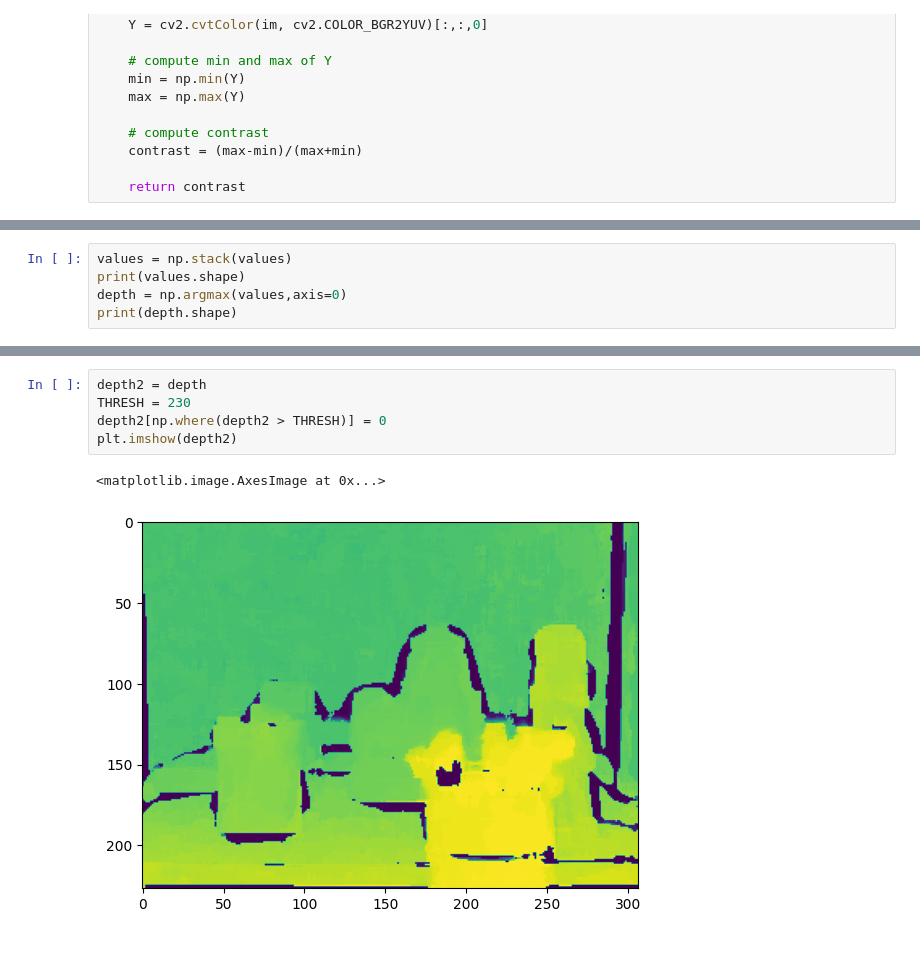
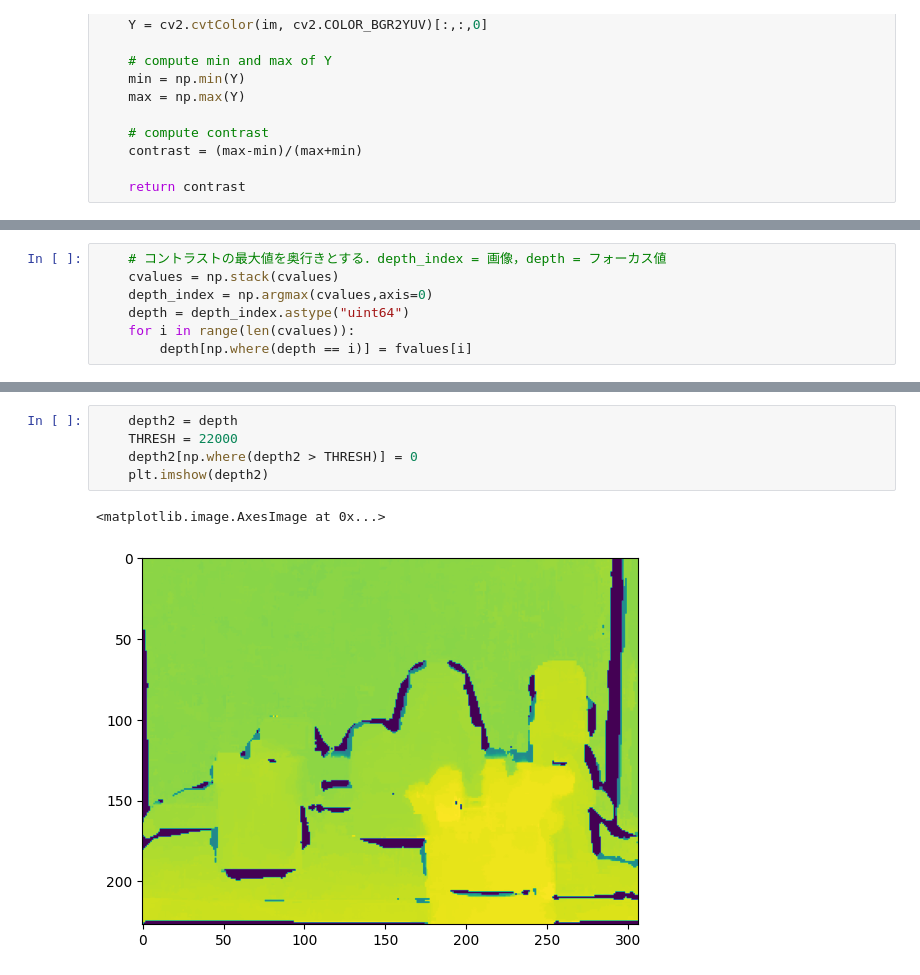
Before and after one commit to nakazawa-atsushi/linquelens, a Jupyter notebook: infer_depthmap.ipynb, the cells around one changed output, grey strips where cells are left out. Drawn from its saved outputs; the diff is of its cells as text.

```diff
--- a/get_depthmap.ipynb
+++ b/infer_depthmap.ipynb
@@ -80,5 +84,7 @@ image 399 202410041747\00399.bmp
 # %%
-values = np.stack(values)
-print(values.shape)
-depth = np.argmax(values,axis=0)
-print(depth.shape)
+    # コントラストの最大値を奥行きとする．depth_index = 画像，depth = フォーカス値
+    cvalues = np.stack(cvalues)
+    depth_index = np.argmax(cvalues,axis=0)
+    depth = depth_index.astype("uint64")
+    for i in range(len(cvalues)):
+        depth[np.where(depth == i)] = fvalues[i]
@@ -112,10 +125,10 @@ plt.imshow(im)
 <matplotlib.image.AxesImage at 0x...>
 [figure]
 # %%
-depth2 = depth
-THRESH = 230
-depth2[np.where(depth2 > THRESH)] = 0
-plt.imshow(depth2)
+    depth2 = depth
+    THRESH = 22000
+    depth2[np.where(depth2 > THRESH)] = 0
+    plt.imshow(depth2)
 # %% [output]
 <matplotlib.image.AxesImage at 0x...>
-[figure, old version]
+[figure, new version]
```
Also changed, not shown: parts of 6 cells of this notebook.
